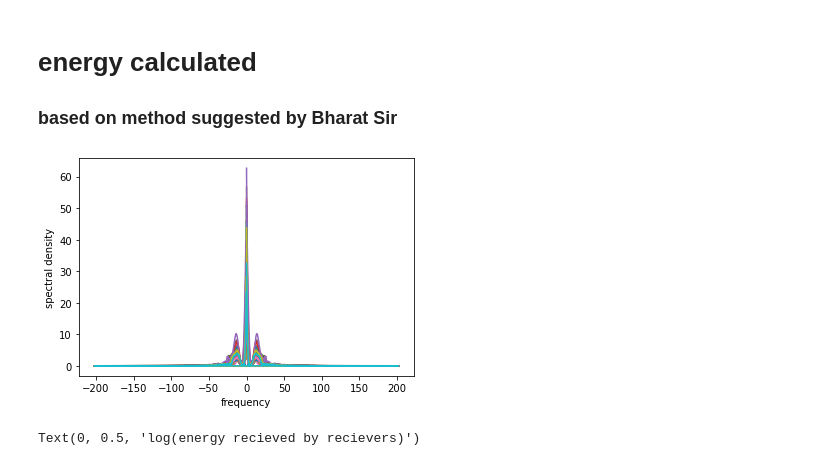
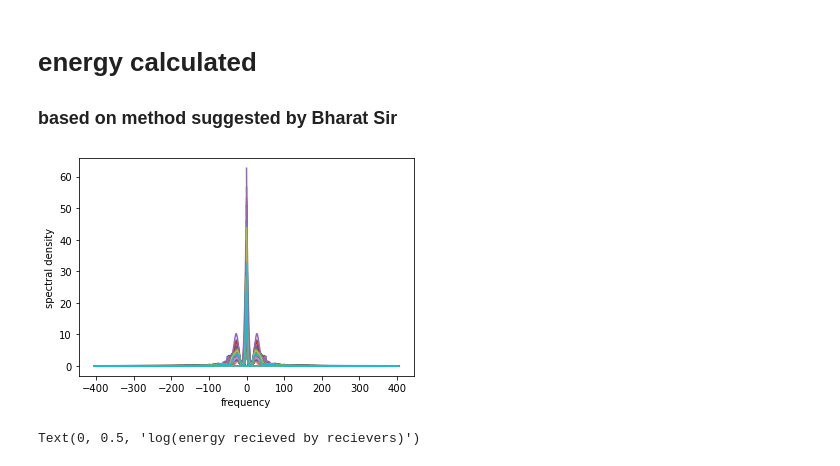
Before and after one commit to Student-Satellite-IITB/GLEE, a Jupyter notebook: wave_onset/st_energy_dist.ipynb, the cells around one changed output. Drawn from its saved outputs; the diff is of its cells as text; code cells hidden in the pictures.

```diff
--- a/wave_onset/st_energy_dist.ipynb
+++ b/wave_onset/st_energy_dist.ipynb
@@ -108,11 +108,11 @@ def trigger_onset(charfct, thres1, thres2, max_len=9e99, max_len_delete=False):#
         pick.append([ trigger_on[0],  trigger_of[0]])
     return np.array(pick, dtype=np.int64)
 # %%
-def trigger_event(thr_on,thr_off,k_or,k,k_envelop_2,k_hilbert,sta_time=1,lta_time=60,df=1):
+def trigger_event(thr_on,thr_off,orignal_data,k,k_envelop_2,k_hilbert,sta_time=1,lta_time=60,df=1):
     '''
     returns the processed data in which only the data with event is diplayed
     thr_on,off:= threshold for wave onset and offset
-    k_or,k,K_envelop_2,K_hilbert:- data and its processed form
+    orignal_data,k,K_envelop_2,K_hilbert:- data and its processed form
     lta,sta_time:- length of short time,long time window
     output:
     even:- an array that returns the actual even or set of events
@@ -139,19 +139,19 @@ def trigger_event(thr_on,thr_off,k_or,k,k_envelop_2,k_hilbert,sta_time=1,lta_tim
     plt.plot(cft)
     plt.xlabel('time')
     plt.ylabel('sta/lta')
-    trace=Trace(np.array(k_or))
+    trace=Trace(np.array(orignal_data))
     npts = trace.stats.npts
     t = np.arange(npts, dtype=np.float32) / df
     cft1=np.array(cft)
     on_off = np.array(trigger_onset(cft1, thr_on, thr_off))
-    even=np.zeros(len(k_or))
+    even=np.zeros(len(orignal_data))
     on=on_off[:,0]
     off=on_off[:,1]
     for i in range (0,len(on_off)):
-        even[on[i]-1:off[i]]=k_or[on[i]-1:off[i]]
+        even[on[i]-1:off[i]]=orignal_data[on[i]-1:off[i]]
     return even,len(on),on,off
 # %%
-def energy(event_arg,len_arg,on_arg,off_arg,time_event=0):
+def energy(event_arg,len_arg,on_arg,off_arg,time_event=0,df=1/810):
     '''
     event_arg:- the data of an event
     len_arg:- no of events in the given data
@@ -164,7 +164,7 @@ def energy(event_arg,len_arg,on_arg,off_arg,time_event=0):
     energy_formula_3=np.zeros(len_arg)
     for j in range(len_arg):
         e3=np.array(event_arg)
-        recfreq=np.fft.fftfreq(np.shape(e3)[0],d=1/405)
+        recfreq=np.fft.fftfreq(np.shape(e3)[0],df)
         ffta=np.zeros(shape=(np.size(recfreq)))
         ffta[:]=abs((np.fft.fft(e3)**2))
         energy_formula_1[j]=np.dot(np.power(recfreq,2),ffta[:])
@@ -494,16 +494,16 @@ for i in range(len(recx_data)):
 # %%
 energy_arbit_t=np.zeros(len(recx_data))
 for i in range(len(recx_data)):
-    recfreq=np.fft.fftfreq(np.shape(recz_data[i])[0],d=1/405)
+    recfreq=np.fft.fftfreq(np.shape(recz_data[i])[0],d=1/810)
     ffta=np.zeros(shape=(np.size(recfreq)))
     ffta[:]=abs((np.fft.fft(rec_data[i])))
     plt.plot(recfreq,ffta)
     plt.xlabel('frequency')
     plt.ylabel('spectral density')
     #print(np.where(np.max(ffta)==ffta))
     energy_arbit_t[i]=2*(np.max(ffta))**2
 # %% [output]
-[figure, old version]
+[figure, new version]
 # %%
  energy_arbit=energy_arbitx+energy_arbity+energy_arbitz
 # %%
```
Also changed, not shown: parts of 3 cells of this notebook.
